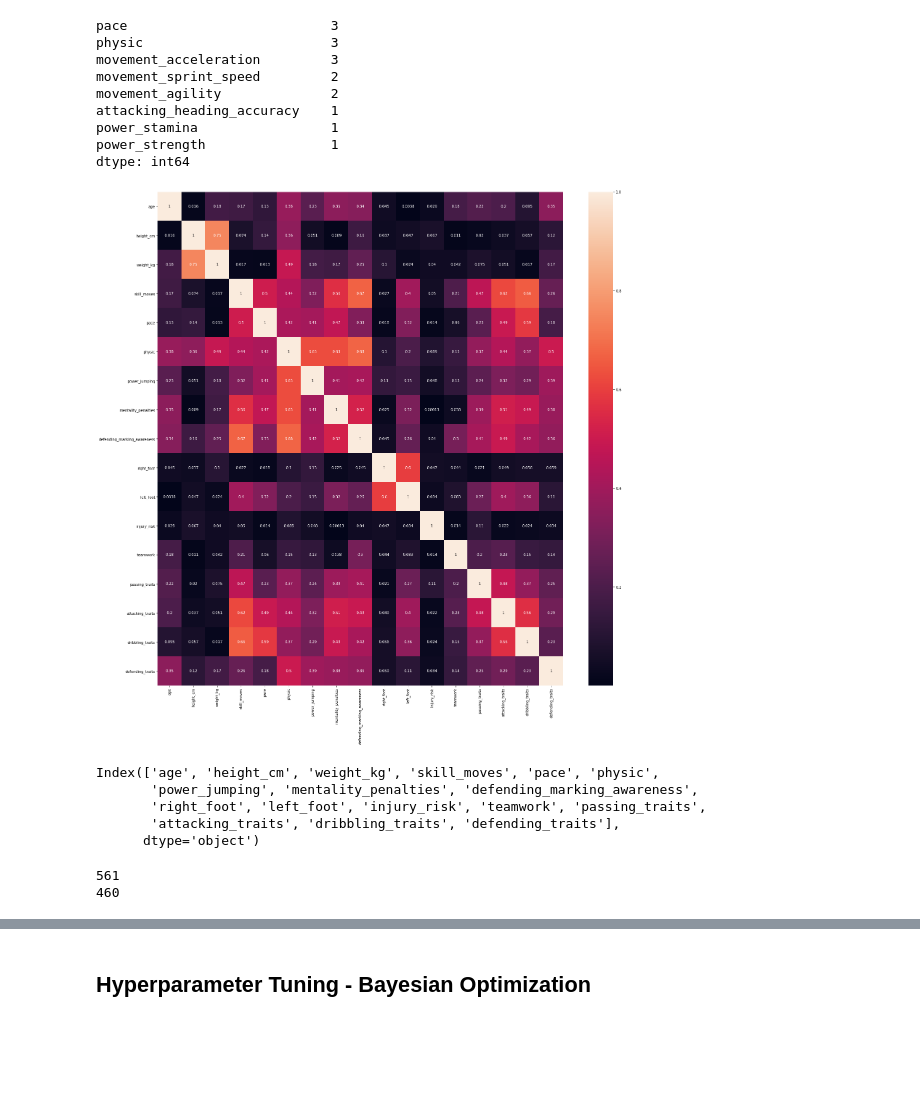
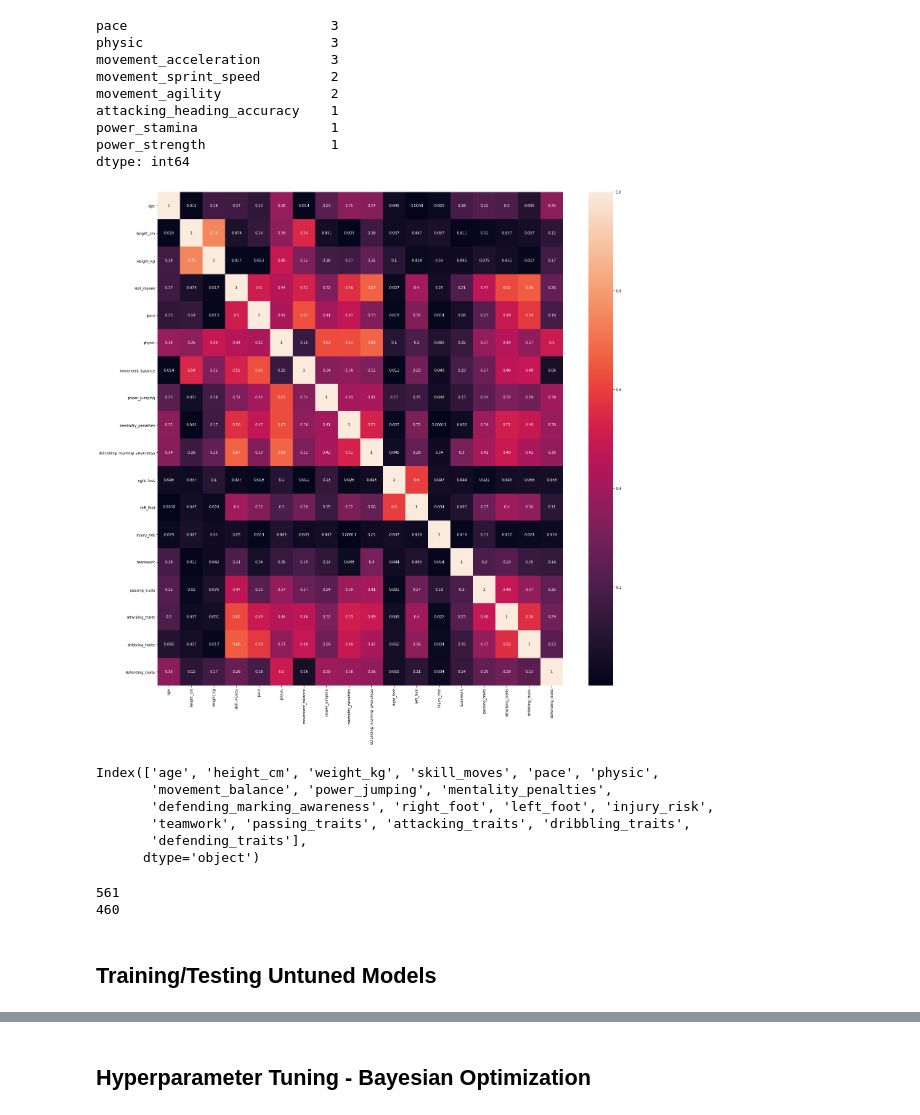
Before and after one commit to yantkumich/696-team12-draft, a Jupyter notebook: Supervised Learning.ipynb, the cells around one changed output, grey strips where cells are left out. Drawn from its saved outputs; the diff is of its cells as text; code cells hidden in the pictures; blank space fills up the shorter version.

```diff
--- a/Supervised Learning.ipynb
+++ b/Supervised Learning.ipynb
@@ -432,19 +432,19 @@ power_strength                1
 dtype: int64
 # %%
 X = X_3.drop(columns = ['movement_acceleration', 'movement_sprint_speed', 'movement_agility',
-                       'attacking_heading_accuracy', 'power_stamina', 'power_strength',
-                       'movement_balance'])
+                       'attacking_heading_accuracy', 'power_stamina', 'power_strength'])
 plt.figure(figsize = (25,25))
 ax = sns.heatmap(abs(X.corr()), annot=True)
 # %% [output]
-[figure, old version]
+[figure, new version]
 # %%
 X.columns
 # %% [output]
 Index(['age', 'height_cm', 'weight_kg', 'skill_moves', 'pace', 'physic',
-       'power_jumping', 'mentality_penalties', 'defending_marking_awareness',
-       'right_foot', 'left_foot', 'injury_risk', 'teamwork', 'passing_traits',
-       'attacking_traits', 'dribbling_traits', 'defending_traits'],
+       'movement_balance', 'power_jumping', 'mentality_penalties',
+       'defending_marking_awareness', 'right_foot', 'left_foot', 'injury_risk',
+       'teamwork', 'passing_traits', 'attacking_traits', 'dribbling_traits',
+       'defending_traits'],
       dtype='object')
 # %%
 print(len(y[y == 1]))
@@ -452,6 +452,8 @@ print(len(y[y==0]))
 # %% [output]
 561
 460
+# %% [markdown]
+## Training/Testing Untuned Models
 # %%
 def train_test(classifier, X_data, y_data, i = 0, confusion_m=False):
 
```
Also changed, not shown: parts of 63 cells of this notebook.
